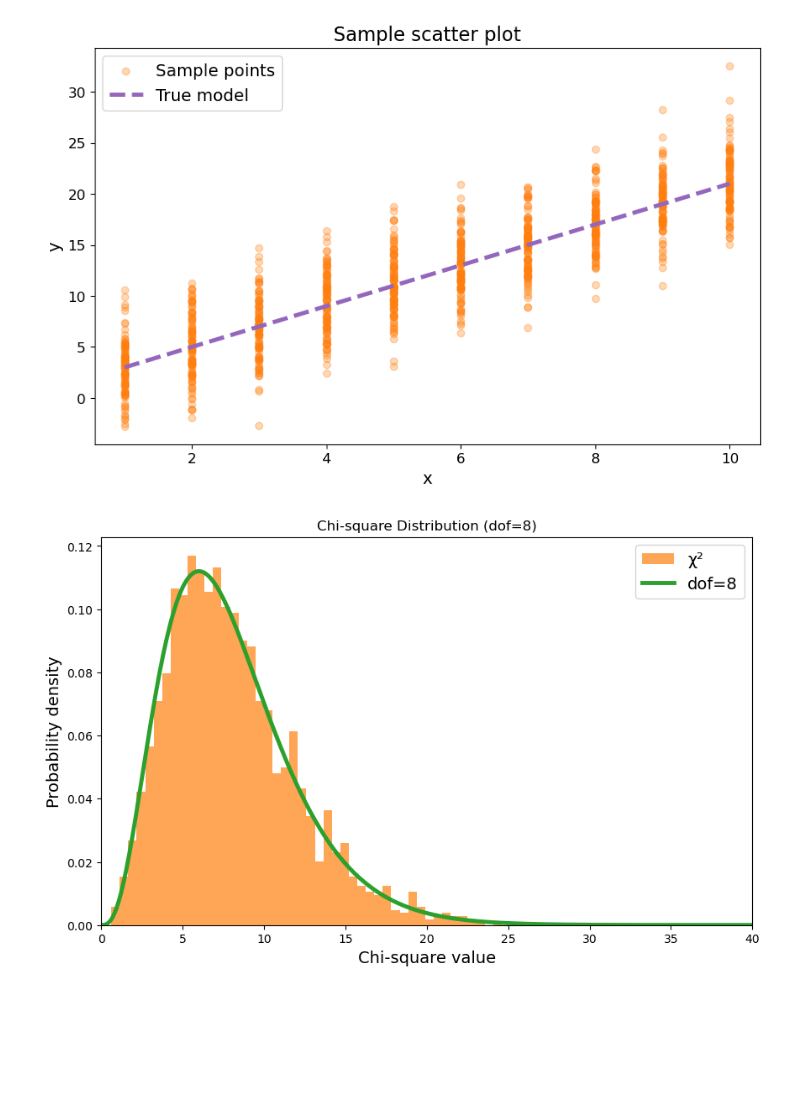
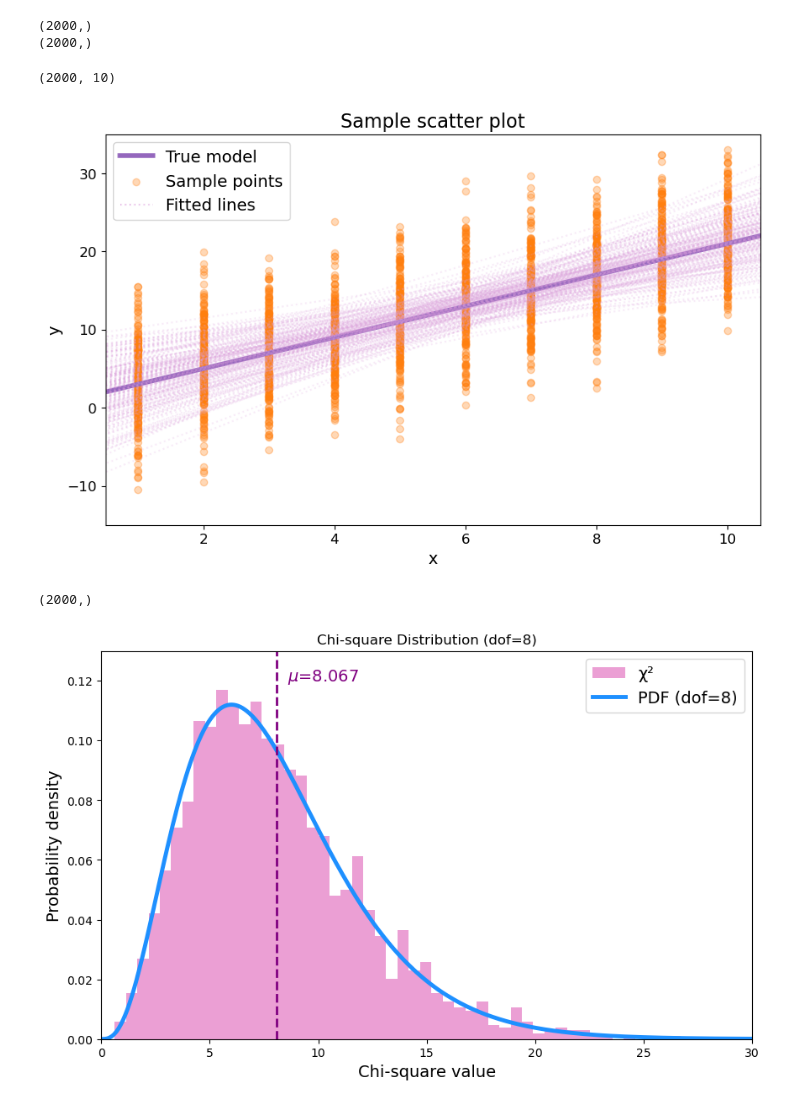
Before and after one commit to hyp0515/exp_phy_ii, a Jupyter notebook: may6/practice_1.ipynb, the cells around one changed output. Drawn from its saved outputs; the diff is of its cells as text; code cells hidden in the pictures; blank space fills up the shorter version.

```diff
--- a/may6/practice_1.ipynb
+++ b/may6/practice_1.ipynb
@@ -13,7 +13,7 @@ practice1
 true_a = 2.0
 true_b = 1.0
 #題目要求
-sigma0 = 3.0
+sigma0 = 5.0
 x = np.linspace(1, 10, 10)
 num_sets = 2000
 # %%
@@ -47,15 +47,36 @@ for i in range(num_sets):
 
     # 印出全部結果
     # print(f"第 {i+1} 組:a = {popt[0]:.4f}, b = {popt[1]:.4f}, χ² = {chi2_i:.4f}")
+# %%
+all_data = np.array(all_data)
+a_list = np.array(a_list)
+b_list = np.array(b_list)
+fit_results = np.array(fit_results)
+chi2_values = np.array(chi2_values)
+# %%
+print(a_list.shape)
+print(b_list.shape)
+# %% [output]
+(2000,)
+(2000,)
+# %%
+print(all_data.shape)
+# %% [output]
+(2000, 10)
 # %%
 # 畫出資料點
 plt.figure(figsize=(10, 6))
-for i in range(100):
-    # plt.plot(x, all_data[i], 'o', alpha=0.3)
-    plt.scatter(x, all_data[i], color='C1', alpha=0.3)
+x_plot = np.linspace(-1, 11, 100)
+plt.plot(x_plot, linear_func(x_plot, true_a, true_b), color='C4', label='True model', linewidth=4, linestyle='-')
+sampled_sets = np.random.choice(num_sets, 200, replace=False)
+for i in sampled_sets:
+    plt.scatter(x, all_data[i, :], color='C1', alpha=0.3)
+    plt.plot(x_plot, linear_func(x_plot, a_list[i], b_list[i]), color='plum', alpha=0.2, linewidth=1.5, linestyle=':')
 plt.scatter([], [], color='C1', alpha=0.3, label='Sample points')
-plt.plot(x, true_a * x + true_b, color='C4', label='True model', linewidth=3.5, linestyle='--')
+plt.plot([], [], color='plum', alpha=0.5, linewidth=1.5, label='Fitted lines', linestyle=':')
 plt.title('Sample scatter plot', fontsize=16)
+plt.xlim(0.5, 10.5)
+plt.ylim(-15, 35)
 plt.xlabel('x', fontsize=14)
 plt.xticks(fontsize=12)
 plt.ylabel('y', fontsize=14)
@@ -64,21 +85,30 @@ plt.legend(fontsize=14, loc='upper left')
 plt.savefig("output1_1.pdf", transparent=True)
 plt.show()
 # %% [output]
-[figure, old version]
+[figure, new version]
+# %%
+print(chi2_values.shape)
+# %% [output]
+(2000,)
 # %%
 #chi square直方圖
 plt.figure(figsize=(10, 6))
-plt.hist(chi2_values, bins=50, density=True, alpha=0.7, label='χ²', color='C1')
+plt.hist(chi2_values, bins=50, density=True, alpha=0.7, label='χ²', color='C6')
 x_chi = np.linspace(0, 50, 500)
-plt.plot(x_chi, chi2.pdf(x_chi, df=8), linestyle='-', color='C2', label='dof=8', linewidth=3.5)
+plt.plot(x_chi, chi2.pdf(x_chi, df=8), linestyle='-', color='dodgerblue', label='PDF (dof=8)', linewidth=3.5)
+plt.plot([np.mean(chi2_values), np.mean(chi2_values)], [0, 0.2], linestyle='--',
+         color="purple", lw=2, label='__no_legend__')
+plt.text(np.mean(chi2_values)+0.5, 0.12, f'$\mu$={np.mean(chi2_values):.3f}',
+         fontsize=14, color='purple')
 plt.title('Chi-square Distribution (dof=8)')
 plt.xlabel('Chi-square value', fontsize=14)
 plt.ylabel('Probability density', fontsize=14)
-plt.xlim(left=0, right=40)
+plt.xlim(left=0, right=30)
+plt.ylim(bottom=0, top=0.13)
 plt.legend(fontsize=14)
 plt.savefig("output1_2.pdf", transparent=True)
 plt.show()
 # %% [output]
-[figure, old version]
+[figure, new version]
 # %%
 plt.close('all')
```
Also changed, not shown: parts of 17 cells of this notebook, 15 other files.
